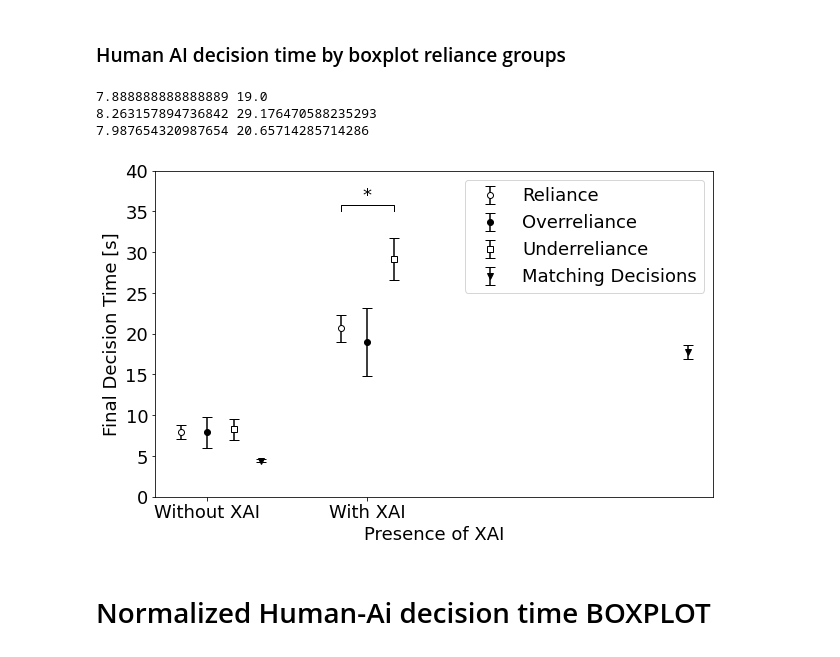
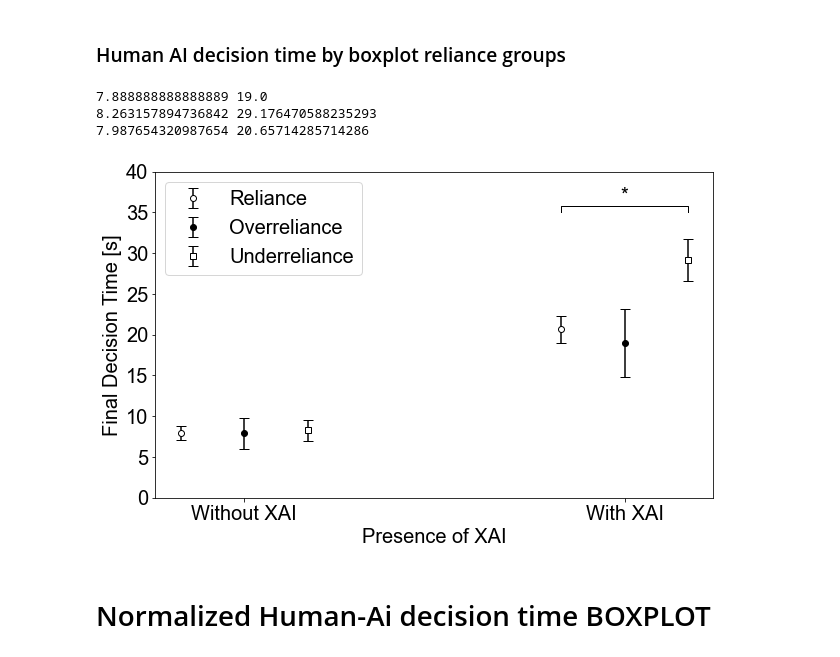
Before and after one commit to haohua13/IVT-Filter-GazeData, a Jupyter notebook: final_data/behavioral/analyze_decision_times.ipynb, the cells around one changed output. Drawn from its saved outputs; the diff is of its cells as text; code cells hidden in the pictures.

```diff
--- a/final_data/behavioral/analyze_decision_times.ipynb
+++ b/final_data/behavioral/analyze_decision_times.ipynb
@@ -246,10 +246,10 @@ add_significance(ax, x1 = 0.4, x2 = 0.6, y = 21, h = 1, significance = '***')
 #     ]
 # plt.legend(handles=handles)
 
-plt.rcParams.update({'font.size': 12})
+plt.rcParams.update({'font.size': 16})
 plt.legend(loc = "upper right")
 # font size
-plt.rcParams.update({'font.size': 16})
+plt.rcParams.update({'font.size': 22})
 
 plt.ylabel('Decision Time [s]')
 plt.xlabel('Decision Type')
@@ -1751,11 +1751,12 @@ labels = ['Without XAI', 'With XAI']
 y_index = [0.5, 3.5]
 y_index_2 = [1, 4]
 y_index_3 = [1.5, 4.5]
+y_index_4 = [2, 5]
 
 plt.figure(figsize=(10, 6))
 
 # font
-plt.rcParams.update({'font.size': 18})
+plt.rcParams.update({'font.size': 20})
 
 
 # Reliance in XAI = True and False
@@ -1765,37 +1766,37 @@ plt.errorbar(y_index, [only_reliance_o_mean_ai, only_reliance_ox_mean_ai],\
 
 # Overreliance in XAI = True and False
 plt.errorbar(y_index_2, [overreliance_o_mean_ai, overreliance_ox_mean_ai],\
                 [overreliance_o_sem_ai, overreliance_ox_sem_ai], \
              markeredgecolor = 'black', color='black', marker = 'o', ls='none', capsize=5, capthick=1, ecolor='black', label = 'Overreliance')
 
 # Underreliance in XAI = True and False
 plt.errorbar(y_index_3, [underreliance_o_mean_ai, underreliance_ox_mean_ai],\
                 [underreliance_o_sem_ai, underreliance_ox_sem_ai], \
              markeredgecolor = 'black', color='black', markerfacecolor = 'white', marker='s', ls='none', capsize=5, capthick=1, ecolor='black', label = 'Underreliance')
 
  # Matching in XAI = True and False
-plt.errorbar(y_index_4, [matching_o_mean_ai, matching_ox_mean_ai],\
-                  [matching_o_sem_ai, matching_ox_sem_ai], \
-              markeredgecolor = 'black', color='black', marker = 'v', ls='none', capsize=5, capthick=1, ecolor='black', label = 'Matching Decisions')
+# plt.errorbar(y_index_4, [matching_o_mean_ai, matching_ox_mean_ai],\
+#                   [matching_o_sem_ai, matching_ox_sem_ai], \
+#               markeredgecolor = 'black', color='black', marker = 'v', ls='none', capsize=5, capthick=1, ecolor='black', label = 'Matching Decisions')
 
 print(overreliance_o_mean_ai, overreliance_ox_mean_ai)
 print(underreliance_o_mean_ai, underreliance_ox_mean_ai)
 print(only_reliance_o_mean_ai, only_reliance_ox_mean_ai)
 
 add_significance(x1 = 3.5, x2 = 4.5, y = 35, significance = '*', h = 0.8)
 
 plt.legend()
 plt.ylabel('Final Decision Time [s]')
 plt.ylim(0, 40)
 plt.xlabel('Presence of XAI')
 plt.xticks(positions, labels)
 plt.savefig('ai_decision_by_groups_boxplot.pdf', dpi = 600, bbox_inches='tight')
 plt.show()
 # %% [output]
 7.888888888888889 19.0
 8.263157894736842 29.176470588235293
 7.987654320987654 20.65714285714286
-[figure, old version]
+[figure, new version]
 # %% [markdown]
 # Normalized Human-Ai decision time BOXPLOT
 # %%
```
Also changed, not shown: parts of 3 cells of this notebook, 38 other files.
